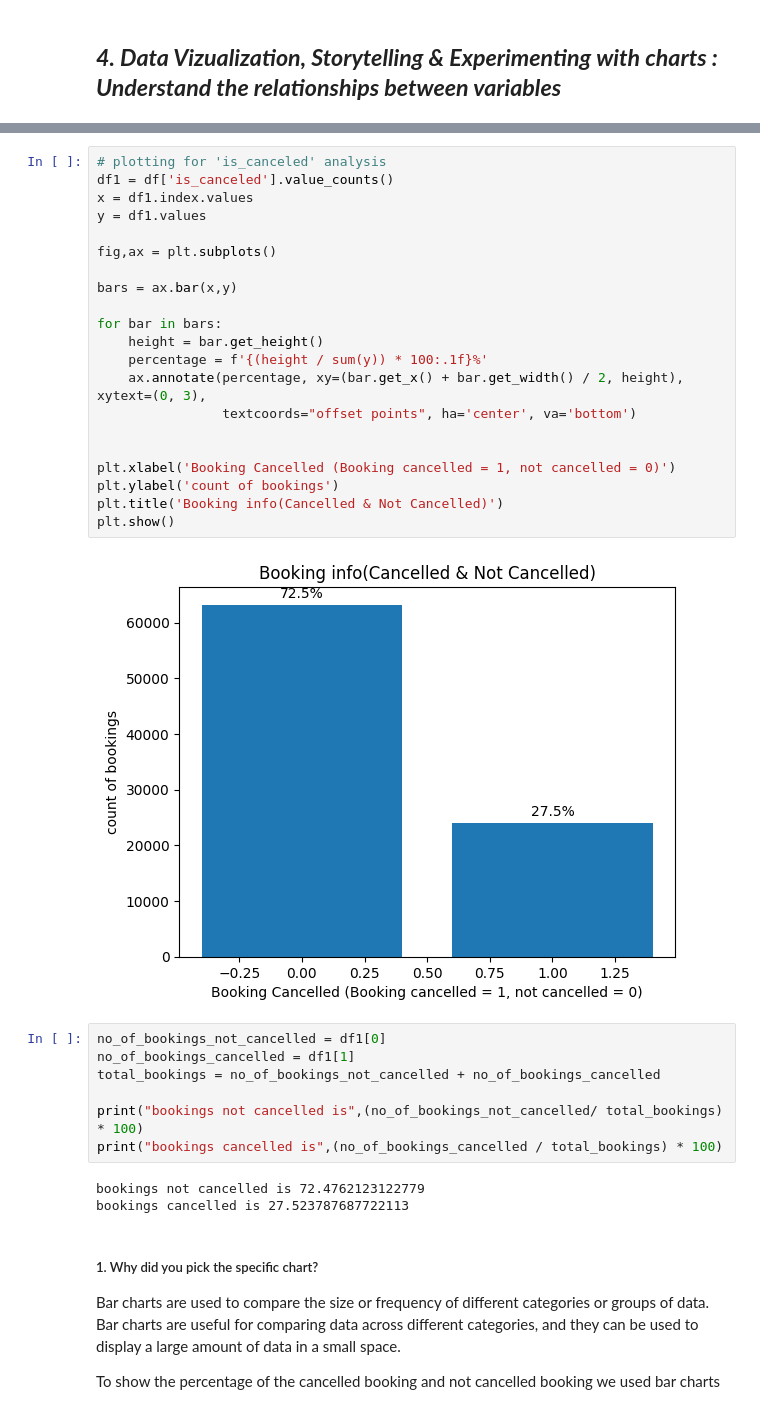
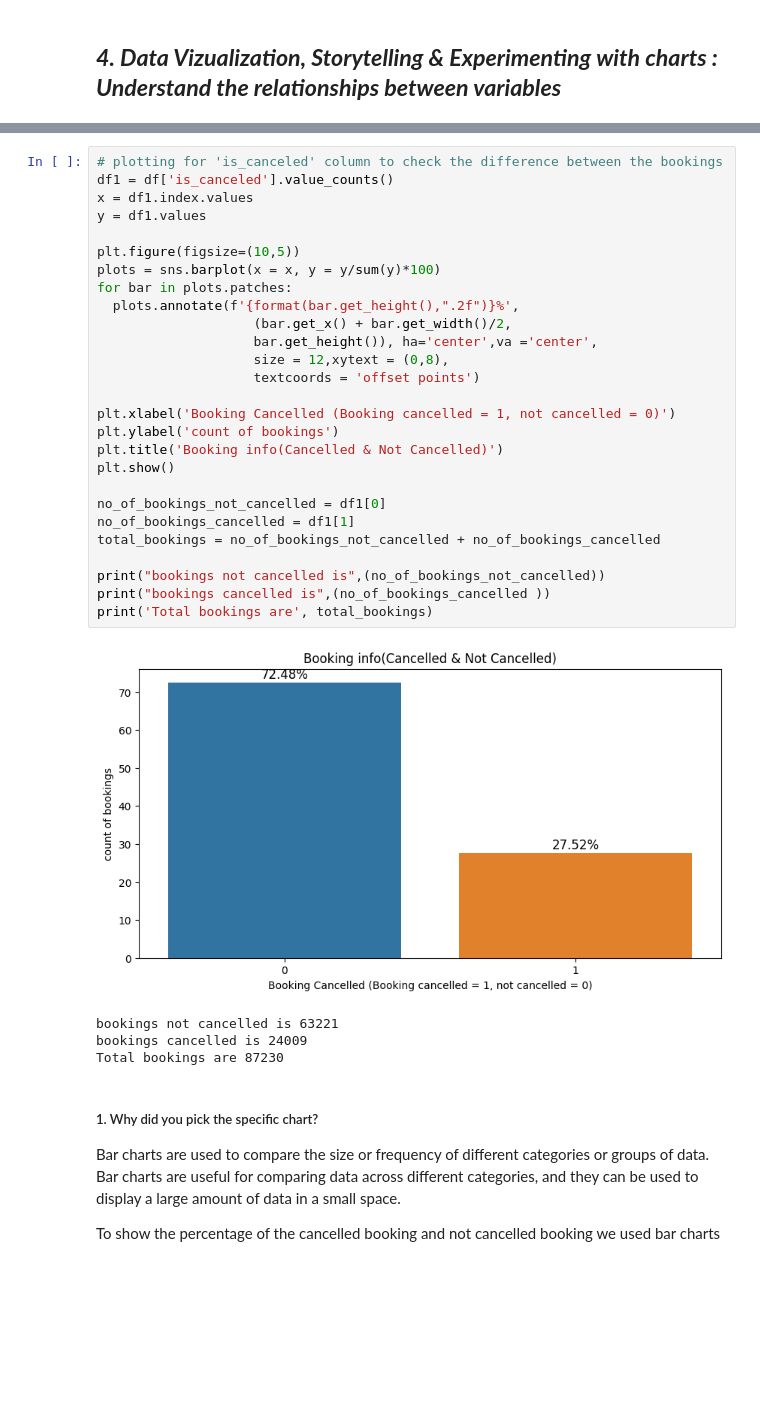
Before and after one commit to Jamal1018/EDA_Hotel_booking_analysis, a Jupyter notebook: EDA_on_Hotel_Booking_Analysis.ipynb, the cells around one changed output, grey strips where cells are left out. Drawn from its saved outputs; the diff is of its cells as text; blank space fills up the shorter version.

```diff
--- a/EDA_on_Hotel_Booking_Analysis.ipynb
+++ b/EDA_on_Hotel_Booking_Analysis.ipynb
@@ -460,36 +420,35 @@ def plot(x, y, x_label=None,y_label=None, title=None, figsize=(7,5), type='bar')
 # %%
-# plotting for 'is_canceled' analysis
+# plotting for 'is_canceled' column to check the difference between the bookings
 df1 = df['is_canceled'].value_counts()
 x = df1.index.values
 y = df1.values
 
-fig,ax = plt.subplots()
-
-bars = ax.bar(x,y)
-
-for bar in bars:
-    height = bar.get_height()
-    percentage = f'{(height / sum(y)) * 100:.1f}%'
-    ax.annotate(percentage, xy=(bar.get_x() + bar.get_width() / 2, height), xytext=(0, 3),
-                textcoords="offset points", ha='center', va='bottom')
-
+plt.figure(figsize=(10,5))
+plots = sns.barplot(x = x, y = y/sum(y)*100)
+for bar in plots.patches:
+  plots.annotate(f'{format(bar.get_height(),".2f")}%',
+                    (bar.get_x() + bar.get_width()/2,
+                    bar.get_height()), ha='center',va ='center',
+                    size = 12,xytext = (0,8),
+                    textcoords = 'offset points')
 
 plt.xlabel('Booking Cancelled (Booking cancelled = 1, not cancelled = 0)')
 plt.ylabel('count of bookings')
 plt.title('Booking info(Cancelled & Not Cancelled)')
 plt.show()
+
+no_of_bookings_not_cancelled = df1[0]
+no_of_bookings_cancelled = df1[1]
+total_bookings = no_of_bookings_not_cancelled + no_of_bookings_cancelled
+
+print("bookings not cancelled is",(no_of_bookings_not_cancelled))
+print("bookings cancelled is",(no_of_bookings_cancelled ))
+print('Total bookings are', total_bookings)
 # %% [output]
-[figure, old version]
+[figure, new version]
+bookings not cancelled is 63221
+bookings cancelled is 24009
+Total bookings are 87230
-# %%
-no_of_bookings_not_cancelled = df1[0]
-no_of_bookings_cancelled = df1[1]
-total_bookings = no_of_bookings_not_cancelled + no_of_bookings_cancelled
-
-print("bookings not cancelled is",(no_of_bookings_not_cancelled/ total_bookings) * 100)
-print("bookings cancelled is",(no_of_bookings_cancelled / total_bookings) * 100)
-# %% [output]
-bookings not cancelled is 72.4762123122779
-bookings cancelled is 27.523787687722113
 # %% [markdown]
 ##### 1. Why did you pick the specific chart?
 Bar charts are used to compare the size or frequency of different categories or groups of data. Bar charts are useful for comparing data across different categories, and they can be used to display a large amount of data in a small space.
```
Also changed, not shown: parts of 18 cells of this notebook.
